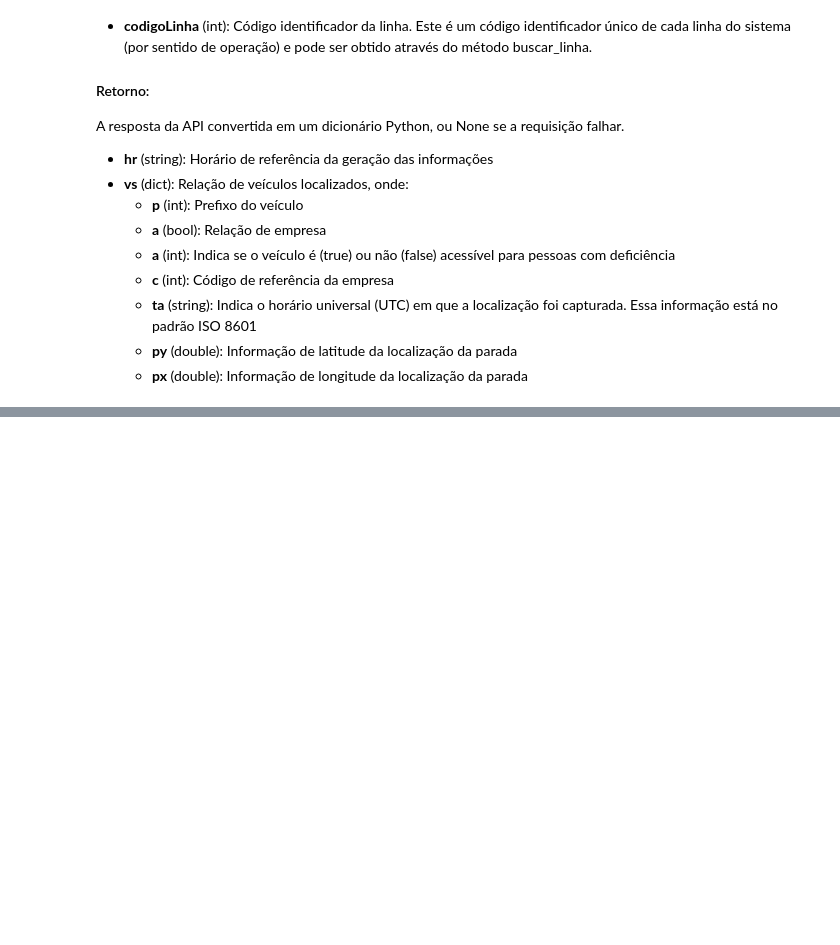
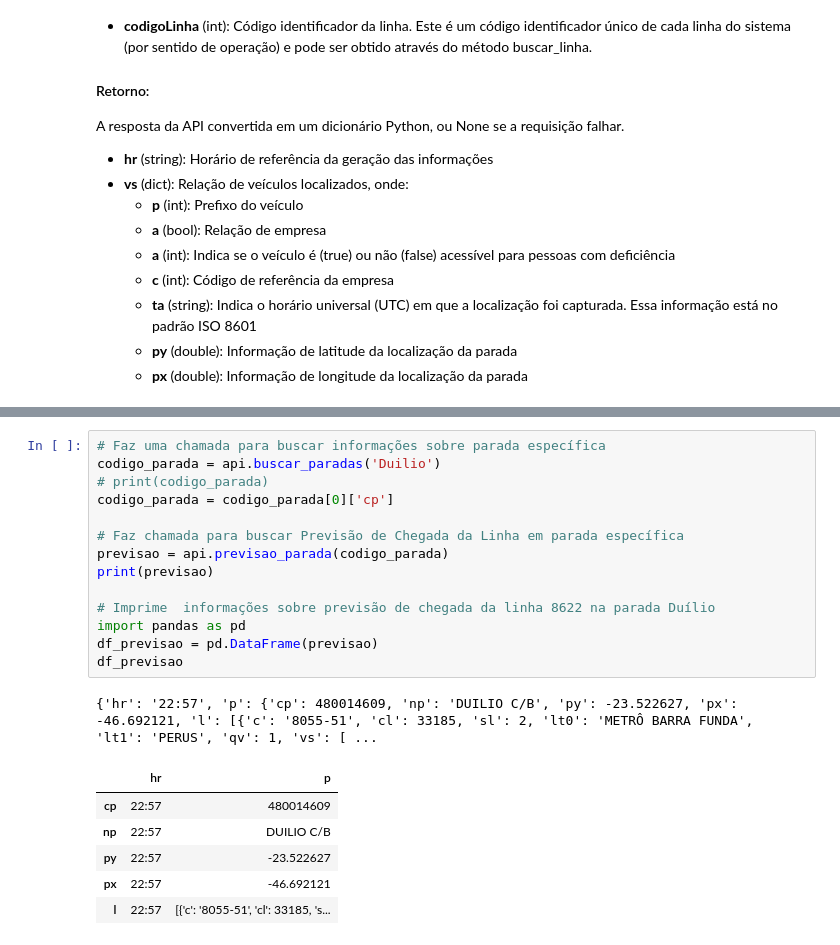
Before and after one commit to emviveros/InterSCity_Buzu, a Jupyter notebook: Python/API/notebooks/olho_vivo.ipynb, the cells around one changed output, grey strips where cells are left out. Cells and saved outputs as stored; diff of their text form; blank space fills up the shorter version.

```diff
--- a/Python/API/notebooks/olho_vivo.ipynb
+++ b/Python/API/notebooks/olho_vivo.ipynb
@@ -438,0 +593,22 @@ Código da Linha 178L: 33328
+# %%
+# Faz uma chamada para buscar informações sobre parada específica
+codigo_parada = api.buscar_paradas('Duilio')
+# print(codigo_parada)
+codigo_parada = codigo_parada[0]['cp']
+
+# Faz chamada para buscar Previsão de Chegada da Linha em parada específica
+previsao = api.previsao_parada(codigo_parada)
+print(previsao)
+
+# Imprime  informações sobre previsão de chegada da linha 8622 na parada Duílio
+import pandas as pd
+df_previsao = pd.DataFrame(previsao)
+df_previsao
+# %% [output]
+{'hr': '22:57', 'p': {'cp': 480014609, 'np': 'DUILIO C/B', 'py': -23.522627, 'px': -46.692121, 'l': [{'c': '8055-51', 'cl': 33185, 'sl': 2, 'lt0': 'METRÔ BARRA FUNDA', 'lt1': 'PERUS', 'qv': 1, 'vs': [ ...
+|  | hr | p |
+| cp | 22:57 | 480014609 |
+| np | 22:57 | DUILIO C/B |
+| py | 22:57 | -23.522627 |
+| px | 22:57 | -46.692121 |
+| l | 22:57 | [{'c': '8055-51', 'cl': 33185, 's... |
```
Also changed, not shown: parts of 10 cells of this notebook.
